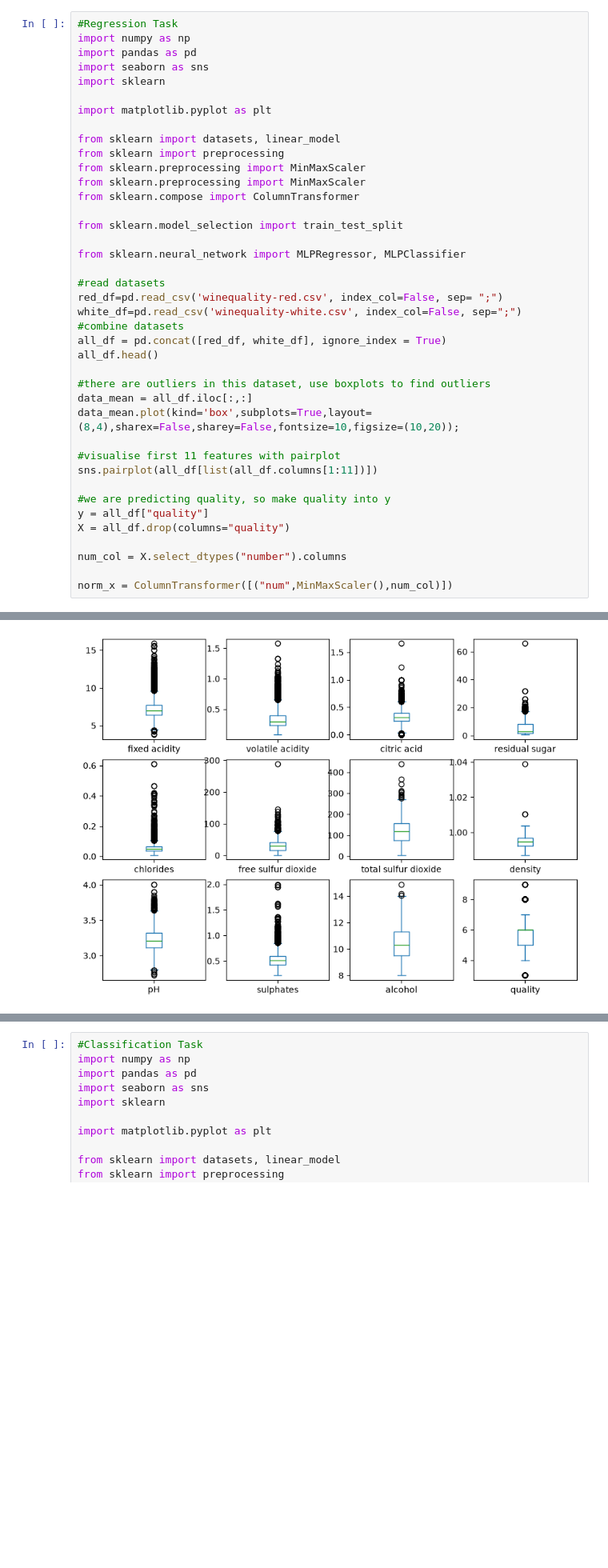
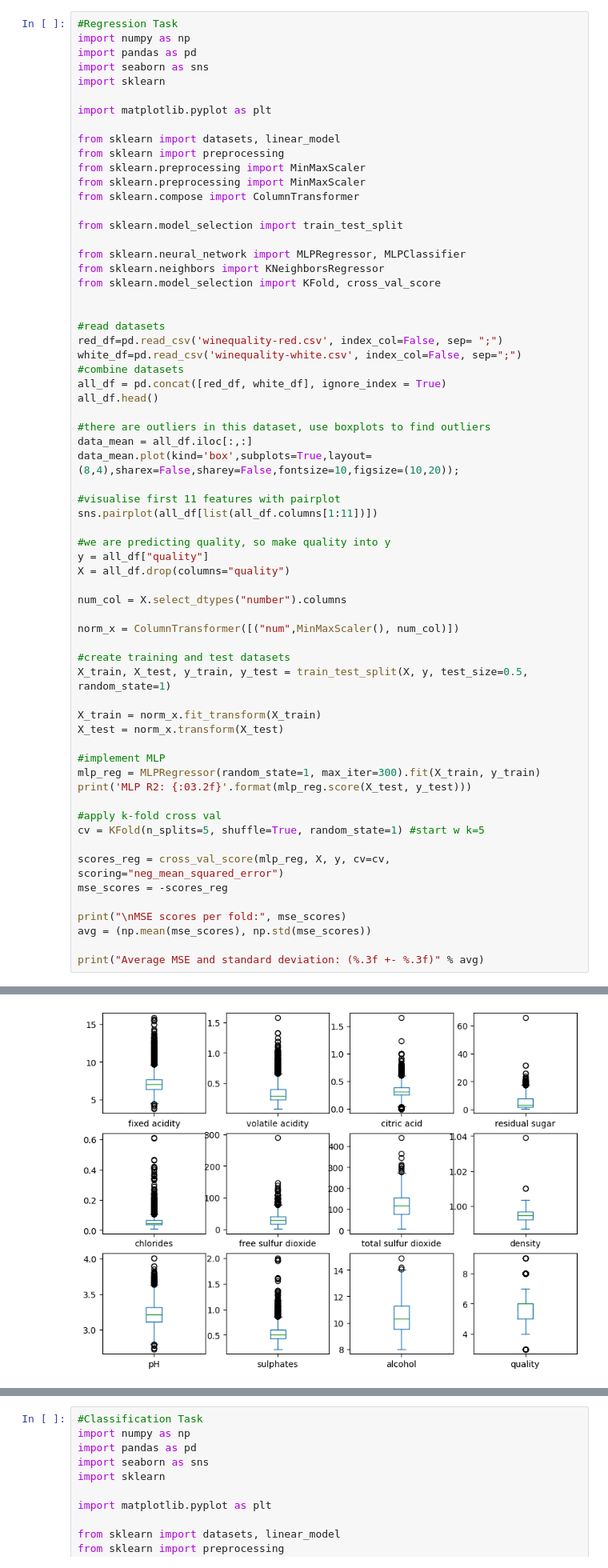
Before and after one commit to kkaaruni/COMP3009-CW, a Jupyter notebook: cw1/mlp.ipynb, the cells around one changed output, grey strips where cells are left out. Shown at 80% size. Drawn from its saved outputs; the diff is of its cells as text; blank space fills up the shorter version.

Commit message:
regression + kfold

```diff
--- a/cw1/mlp.ipynb
+++ b/cw1/mlp.ipynb
@@ -16,6 +16,9 @@ from sklearn.compose import ColumnTransformer
 from sklearn.model_selection import train_test_split
 
 from sklearn.neural_network import MLPRegressor, MLPClassifier
+from sklearn.neighbors import KNeighborsRegressor
+from sklearn.model_selection import KFold, cross_val_score
+
 
 #read datasets
 red_df=pd.read_csv('winequality-red.csv', index_col=False, sep= ";")
@@ -37,5 +40,26 @@ X = all_df.drop(columns="quality")
 
 num_col = X.select_dtypes("number").columns
 
-norm_x = ColumnTransformer([("num",MinMaxScaler(),num_col)])
+norm_x = ColumnTransformer([("num",MinMaxScaler(), num_col)])
+
+#create training and test datasets
+X_train, X_test, y_train, y_test = train_test_split(X, y, test_size=0.5, random_state=1)
+
+X_train = norm_x.fit_transform(X_train)
+X_test = norm_x.transform(X_test)
+
+#implement MLP
+mlp_reg = MLPRegressor(random_state=1, max_iter=300).fit(X_train, y_train)
+print('MLP R2: {:03.2f}'.format(mlp_reg.score(X_test, y_test)))
+
+#apply k-fold cross val
+cv = KFold(n_splits=5, shuffle=True, random_state=1) #start w k=5
+
+scores_reg = cross_val_score(mlp_reg, X, y, cv=cv, scoring="neg_mean_squared_error")
+mse_scores = -scores_reg
+
+print("\nMSE scores per fold:", mse_scores)
+avg = (np.mean(mse_scores), np.std(mse_scores))
+
+print("Average MSE and standard deviation: (%.3f +- %.3f)" % avg)
 # %% [output]
@@ -42,4 +70,4 @@ norm_x = ColumnTransformer([("num",MinMaxScaler(),num_col)])
-[figure, old version]
+[figure, new version]
 [figure]
 # %%
 #Classification Task
```
Also changed, not shown: parts of 1 cell of this notebook, 1 other file.
